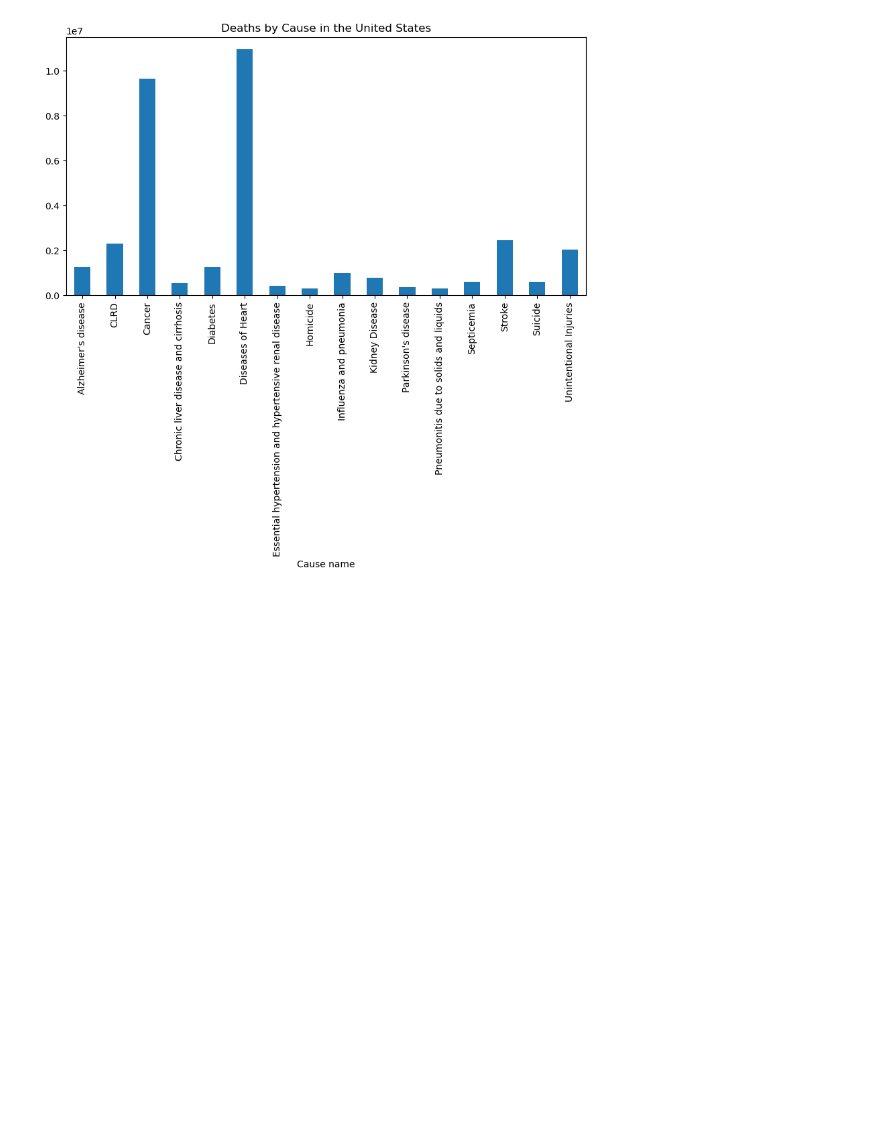
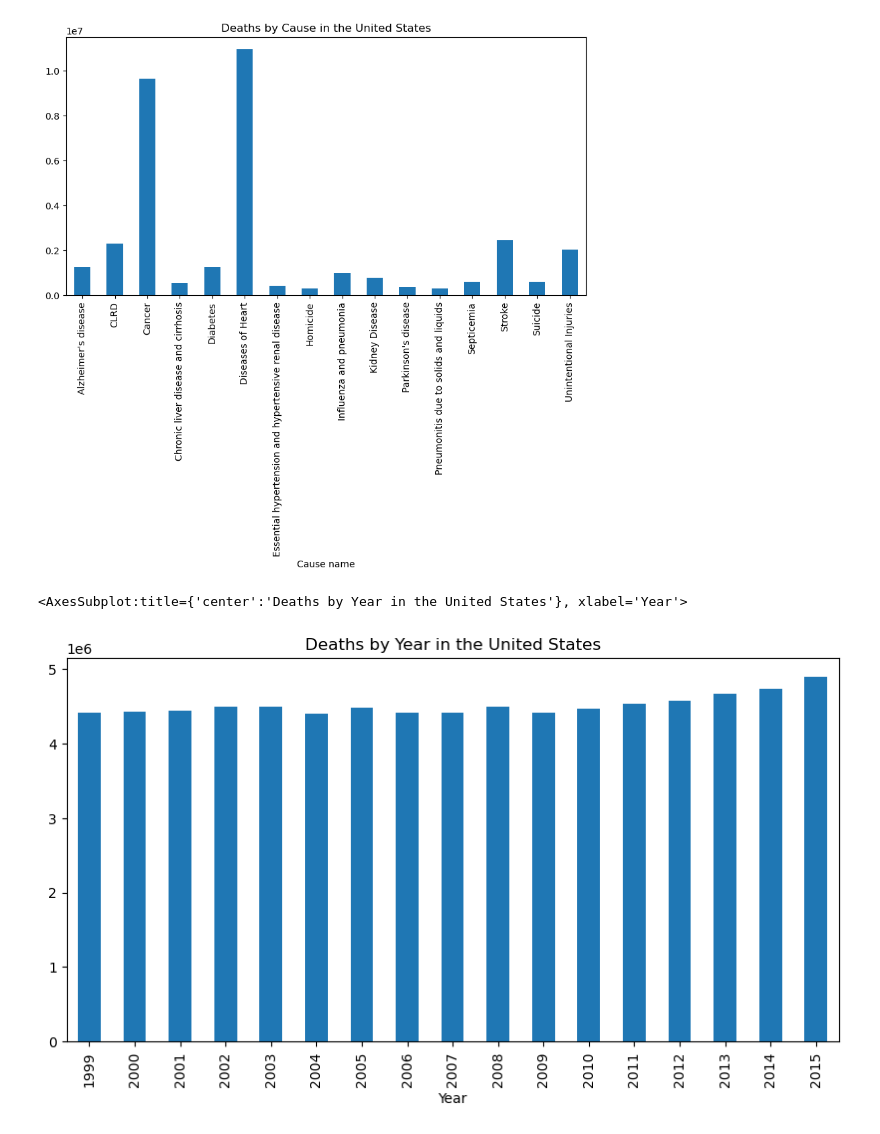
Before and after one commit to mattlehrer/research_methods_assignment_6, a Jupyter notebook: Assignment6_Group_C.ipynb, the cells around one changed output. Cells and saved outputs as stored; diff of their text form; code cells hidden in the pictures; blank space fills up the shorter version.

```diff
--- a/Assignment6_Group_C.ipynb
+++ b/Assignment6_Group_C.ipynb
@@ -147,3 +147,10 @@ us_without_all.plot(kind='bar', figsize=(10, 5), title='Deaths by Cause in the U
 # %% [output]
 <AxesSubplot:title={'center':'Deaths by Cause in the United States'}, xlabel='Cause name'>
 [figure]
+# %%
+# total deaths by year
+us_by_year = us.groupby('Year')['Deaths'].sum()
+us_by_year.plot(kind='bar', figsize=(10, 5), title='Deaths by Year in the United States')
+# %% [output]
+<AxesSubplot:title={'center':'Deaths by Year in the United States'}, xlabel='Year'>
+[figure, added]
```
Also changed, not shown: parts of 4 cells of this notebook.
